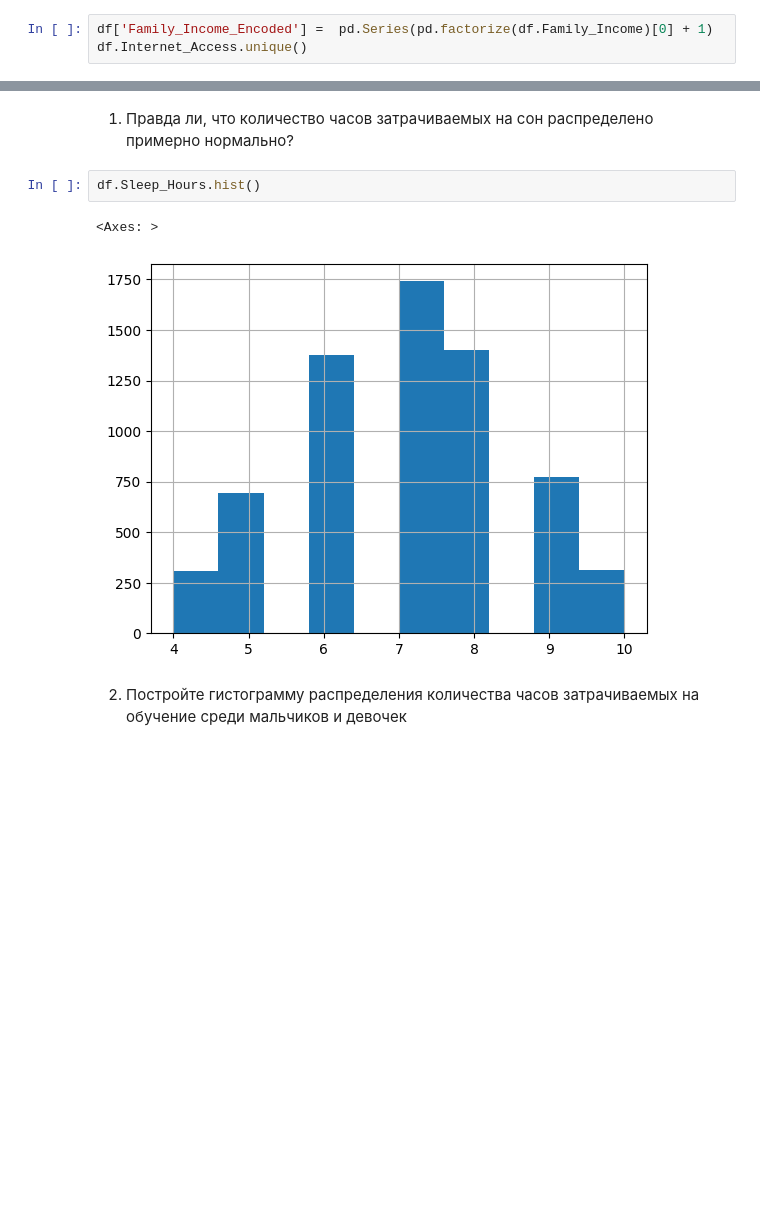
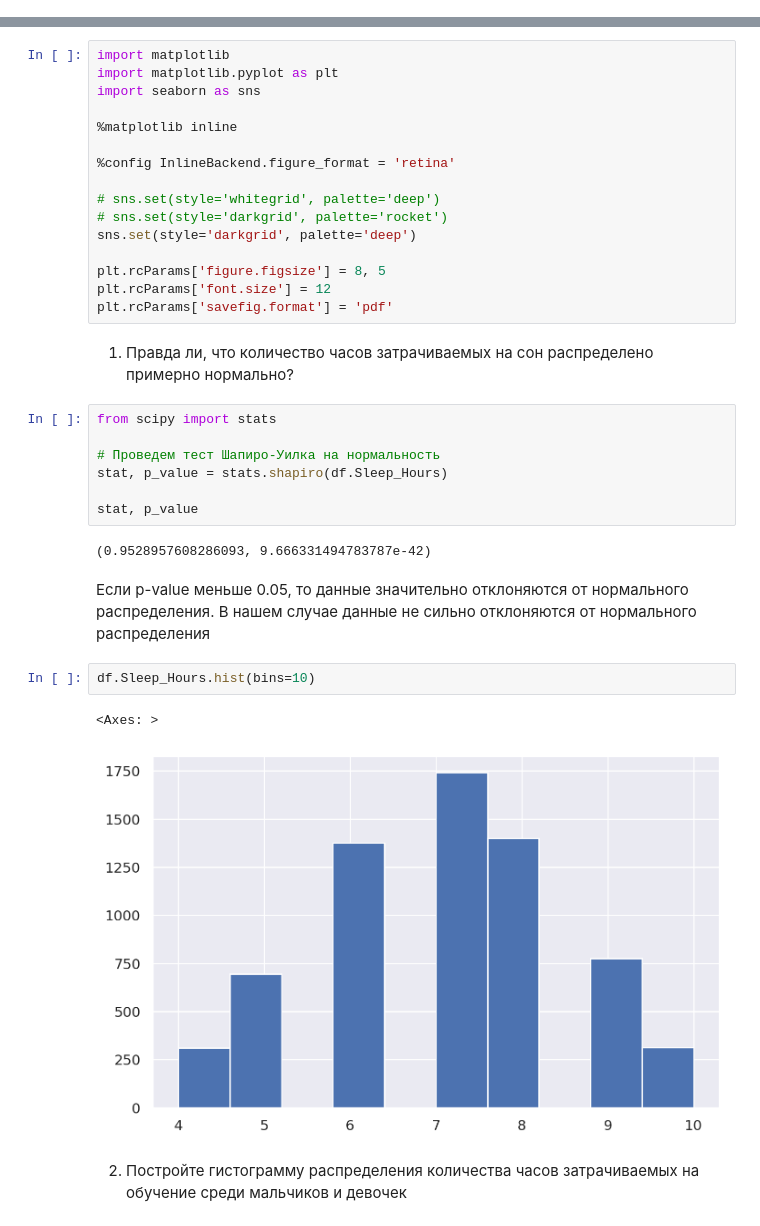
Before and after one commit to L0ckR/ML_labs, a Jupyter notebook: lab1/Lab1-6.ipynb, the cells around one changed output, grey strips where cells are left out. Drawn from its saved outputs; the diff is of its cells as text; blank space fills up the shorter version.

```diff
--- a/lab1/Lab1-6.ipynb
+++ b/lab1/Lab1-6.ipynb
@@ -346,3 +338,0 @@ Index(['Low', 'Medium', 'High'], dtype='object')
-# %%
-df['Family_Income_Encoded'] =  pd.Series(pd.factorize(df.Family_Income)[0] + 1)
-df.Internet_Access.unique()
@@ -368,12 +346,39 @@ low_families = df[(df.Family_Income_Encoded <= df.Family_Income_Encoded.quantile
 ### 3. Визуализация
 # %% [markdown]
 Используя библиотеки matplotlib/sns/plotly/pandas и набор данных представленный ранее визуализируйте
+# %%
+import matplotlib
+import matplotlib.pyplot as plt
+import seaborn as sns
+
+%matplotlib inline
+
+%config InlineBackend.figure_format = 'retina'
+
+# sns.set(style='whitegrid', palette='deep')
+# sns.set(style='darkgrid', palette='rocket')
+sns.set(style='darkgrid', palette='deep')
+
+plt.rcParams['figure.figsize'] = 8, 5
+plt.rcParams['font.size'] = 12
+plt.rcParams['savefig.format'] = 'pdf'
 # %% [markdown]
 1. Правда ли, что количество часов затрачиваемых на сон распределено примерно нормально?
 # %%
-df.Sleep_Hours.hist()
+from scipy import stats
+
+# Проведем тест Шапиро-Уилка на нормальность
+stat, p_value = stats.shapiro(df.Sleep_Hours)
+
+stat, p_value
 # %% [output]
-<Axes: >
+(0.9528957608286093, 9.666331494783787e-42)
-[figure, removed]
+# %% [markdown]
+Если p-value меньше 0.05, то данные значительно отклоняются от нормального распределения. В нашем случае данные не сильно отклоняются от нормального распределения
+# %%
+df.Sleep_Hours.hist(bins=10)
+# %% [output]
+<Axes: >
+[figure, added]
 # %% [markdown]
 2. Постройте гистограмму распределения количества часов затрачиваемых на обучение среди мальчиков и девочек
```
Also changed, not shown: parts of 67 cells of this notebook.
